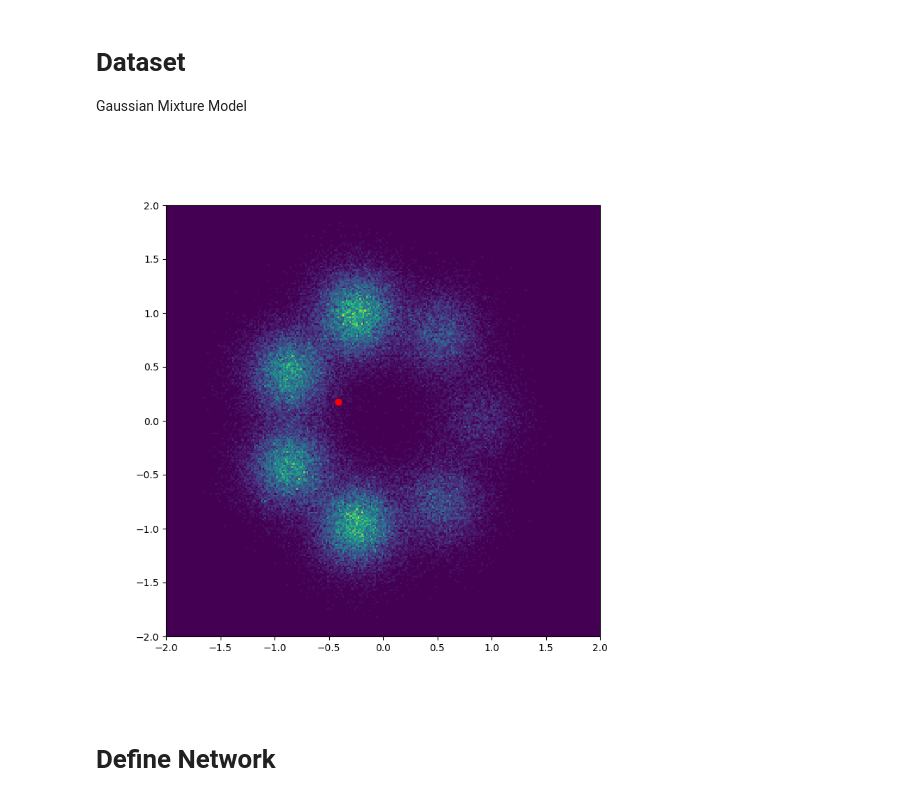
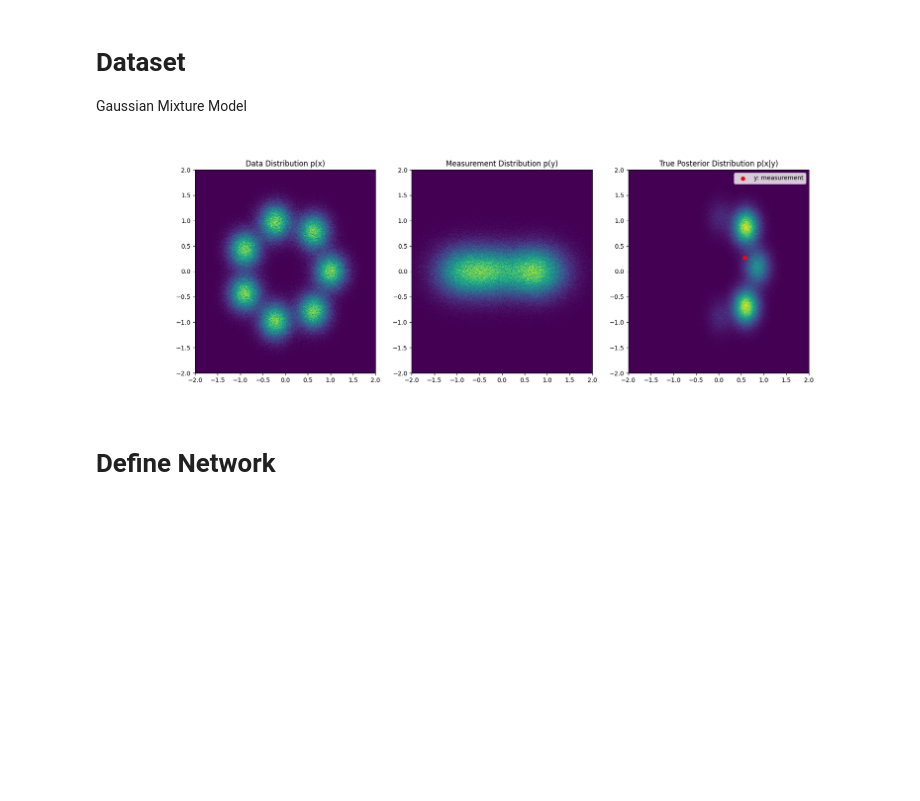
Before and after one commit to juliuserbach/diffusion_playground, a Jupyter notebook: guidance_GMM.ipynb, the cells around one changed output. Drawn from its saved outputs; the diff is of its cells as text; code cells hidden in the pictures; blank space fills up the shorter version.

```diff
--- a/guidance_GMM.ipynb
+++ b/guidance_GMM.ipynb
@@ -115,39 +115,50 @@ class BasicForwardModel:
         return self.post_mu[idx][...,0] + np.einsum("nij, nj->ni", self.post_cholesky[idx], np.random.randn(n_samples, 2))
 
     def set_A(self, A):
         self.A = A
 
 
 class MoonDataset:
     def __init__(noise=0.05):
         self.noise = noise
 
     def __call__(self, n_samples=1):
         x = make_moons(n_samples, noise=self.noise)[0]
         x = torch.tensor(x).type(torch.float32)
         return x
 
     def sample(self, n_samples=1):
         return self(n_samples)
 
-measurement_model = BasicForwardModel(gaussian_circle, {'mu': [0,0], 'cov': [0.5,0.5]})
+measurement_model = BasicForwardModel(gaussian_circle, {'mu': [0,0], 'cov': [0.1,0.1]})
 # projection on x-axis
 measurement_model.set_A(np.array([[1,0],[0,0]]))
 # plot posterior samples
 # 1. sample measurement
+n_samples = 1000000
 y = measurement_model(1)
-y_samples = measurement_model(100000)
-n_samples = 100000
+y_samples = measurement_model(n_samples)
+x_samples = gaussian_circle(n_samples)
 post_samples = measurement_model.sample_posterior(y, n_samples)
 # plot measurement_model.post_mu
 # aspect ratio 1:1
-plt.figure(figsize=(8,8))
+fig, axs = plt.subplots(1, 3, figsize=(18, 6))
 # plot
-plt.hist2d(post_samples[:,0],post_samples[:,1],bins=256, range=[[-2, 2], [-2, 2]])
+axs[0].set_title('Data Distribution p(x)')
+axs[0].hist2d(x_samples[:,0],x_samples[:,1],bins=256, range=[[-2, 2], [-2, 2]])
+axs[1].set_title('Measurement Distribution p(y)')
+axs[1].hist2d(y_samples[:,0],y_samples[:,1],bins=256, range=[[-2, 2], [-2, 2]])
+axs[2].set_title('True Posterior Distribution p(x|y)')
+axs[2].hist2d(post_samples[:,0],post_samples[:,1],bins=256, range=[[-2, 2], [-2, 2]])
+axs[2].scatter(y[:,0],y[:,1],c='r',label='y: measurement')
+axs[2].legend()
+# label with 'true posterior'
+
+
 plt.scatter(y[0,0],y[0,1],c='r')
 plt.show()
 # %% [output]
-[figure, old version]
+[figure, new version]
 # %% [markdown]
 # Define Network
 # %%
```
Also changed, not shown: parts of 18 cells of this notebook.
